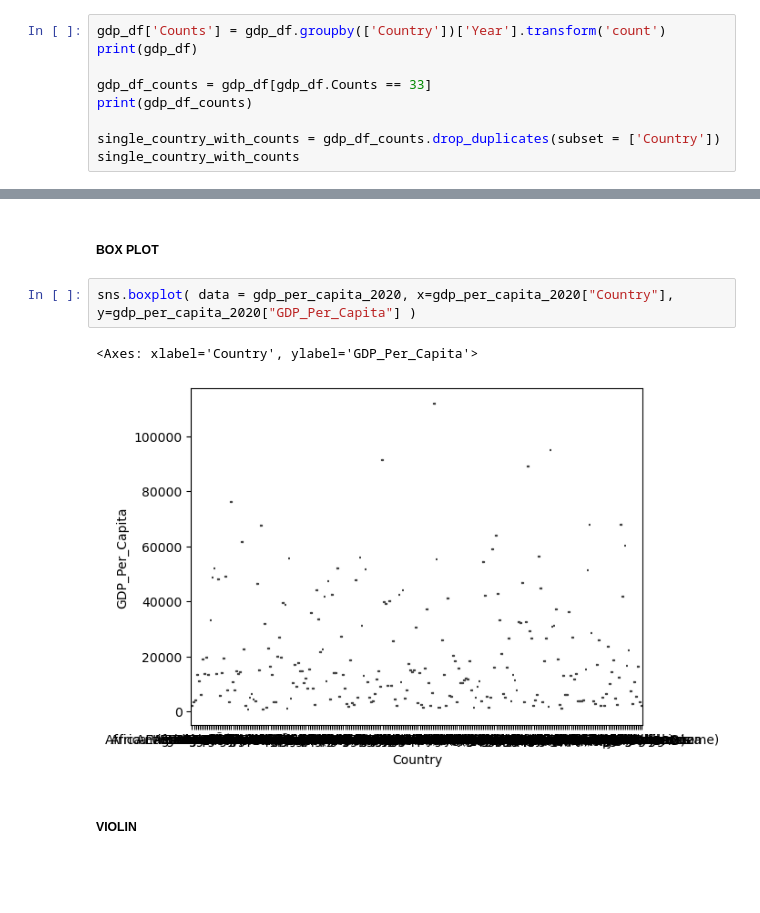
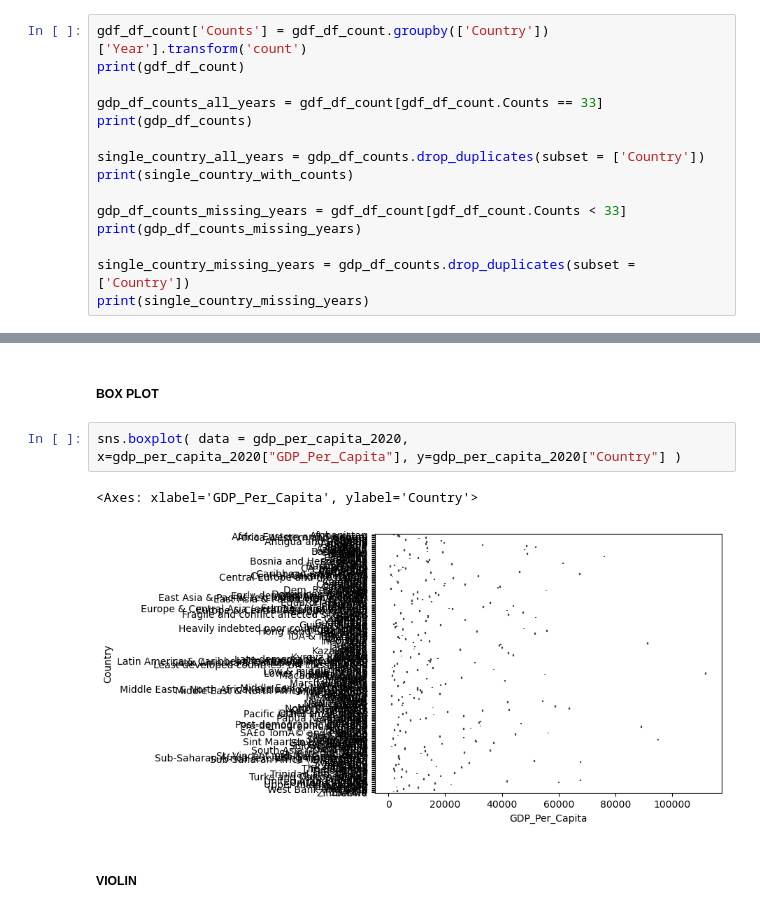
Before and after one commit to NSS-Data-Analytics-Cohort-11/undata-barbsjean, a Jupyter notebook: notebook/UN_data_analysis_DA11.ipynb, the cells around one changed output, grey strips where cells are left out. Cells and saved outputs as stored; diff of their text form; blank space fills up the shorter version.

```diff
--- a/notebook/UN_data_analysis_DA11.ipynb
+++ b/notebook/UN_data_analysis_DA11.ipynb
@@ -76,12 +93,18 @@ gdp_df
 # %%
-gdp_df['Counts'] = gdp_df.groupby(['Country'])['Year'].transform('count')
-print(gdp_df)
+gdf_df_count['Counts'] = gdf_df_count.groupby(['Country'])['Year'].transform('count')
+print(gdf_df_count)
 
-gdp_df_counts = gdp_df[gdp_df.Counts == 33]
+gdp_df_counts_all_years = gdf_df_count[gdf_df_count.Counts == 33]
 print(gdp_df_counts)
 
-single_country_with_counts = gdp_df_counts.drop_duplicates(subset = ['Country'])
-single_country_with_counts
+single_country_all_years = gdp_df_counts.drop_duplicates(subset = ['Country'])
+print(single_country_with_counts)
+
+gdp_df_counts_missing_years = gdf_df_count[gdf_df_count.Counts < 33]
+print(gdp_df_counts_missing_years)
+
+single_country_missing_years = gdp_df_counts.drop_duplicates(subset = ['Country'])
+print(single_country_missing_years)
 # %% [output]
           Country  Year  GDP_Per_Capita  Counts
 0     Afghanistan  2021     1517.016266      20
@@ -149,10 +159,10 @@ sns.kdeplot(gdp_per_capita_2020["GDP_Per_Capita"])
 # %% [markdown]
 ##### BOX PLOT
 # %%
-sns.boxplot( data = gdp_per_capita_2020, x=gdp_per_capita_2020["Country"], y=gdp_per_capita_2020["GDP_Per_Capita"] )
+sns.boxplot( data = gdp_per_capita_2020, x=gdp_per_capita_2020["GDP_Per_Capita"], y=gdp_per_capita_2020["Country"] )
 # %% [output]
-<Axes: xlabel='Country', ylabel='GDP_Per_Capita'>
+<Axes: xlabel='GDP_Per_Capita', ylabel='Country'>
-[figure, old version]
+[figure, new version]
 # %% [markdown]
 ##### VIOLIN
 # %%
```
Also changed, not shown: parts of 21 cells of this notebook.
